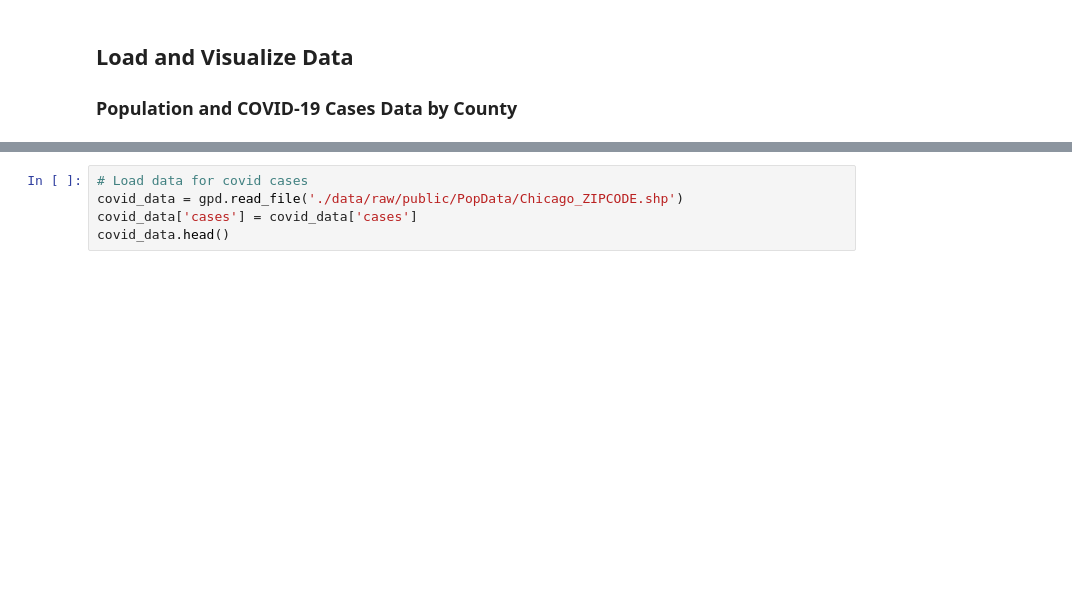
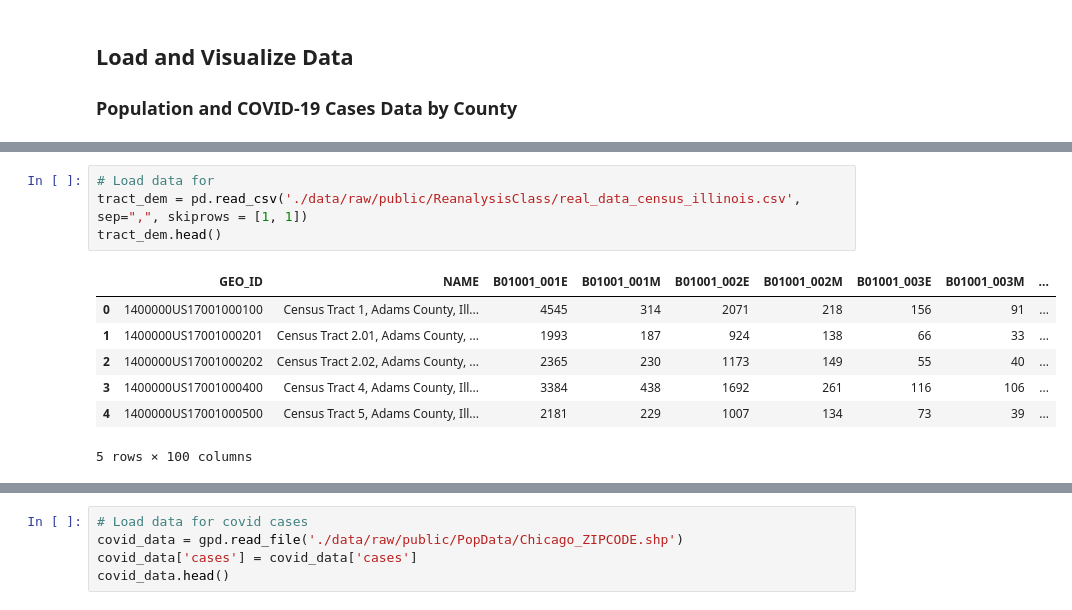
Before and after one commit to Liam-W-Smith/RPr-Kang-2020, a Jupyter notebook: procedure/code/04-Class-Reanalysis.ipynb, the cells around one changed output, grey strips where cells are left out. Drawn from its saved outputs; the diff is of its cells as text; blank space fills up the shorter version.

```diff
--- a/procedure/code/04-Class-Reanalysis.ipynb
+++ b/procedure/code/04-Class-Reanalysis.ipynb
@@ -75,0 +92,12 @@ atrisk_data.head()
+# %%
+# Load data for
+tract_dem = pd.read_csv('./data/raw/public/ReanalysisClass/real_data_census_illinois.csv', sep=",", skiprows = [1, 1])
+tract_dem.head()
+# %% [output]
+|  | GEO_ID | NAME | B01001_001E | B01001_001M | B01001_002E | B01001_002M | B01001_003E | B01001_003M | ... |
+| 0 | 1400000US17001000100 | Census Tract 1, Adams County, Ill... | 4545 | 314 | 2071 | 218 | 156 | 91 | ... |
+| 1 | 1400000US17001000201 | Census Tract 2.01, Adams County, ... | 1993 | 187 | 924 | 138 | 66 | 33 | ... |
+| 2 | 1400000US17001000202 | Census Tract 2.02, Adams County, ... | 2365 | 230 | 1173 | 149 | 55 | 40 | ... |
+| 3 | 1400000US17001000400 | Census Tract 4, Adams County, Ill... | 3384 | 438 | 1692 | 261 | 116 | 106 | ... |
+| 4 | 1400000US17001000500 | Census Tract 5, Adams County, Ill... | 2181 | 229 | 1007 | 134 | 73 | 39 | ... |
+5 rows × 100 columns
```
Also changed, not shown: parts of 8 cells of this notebook, 2 other files.
